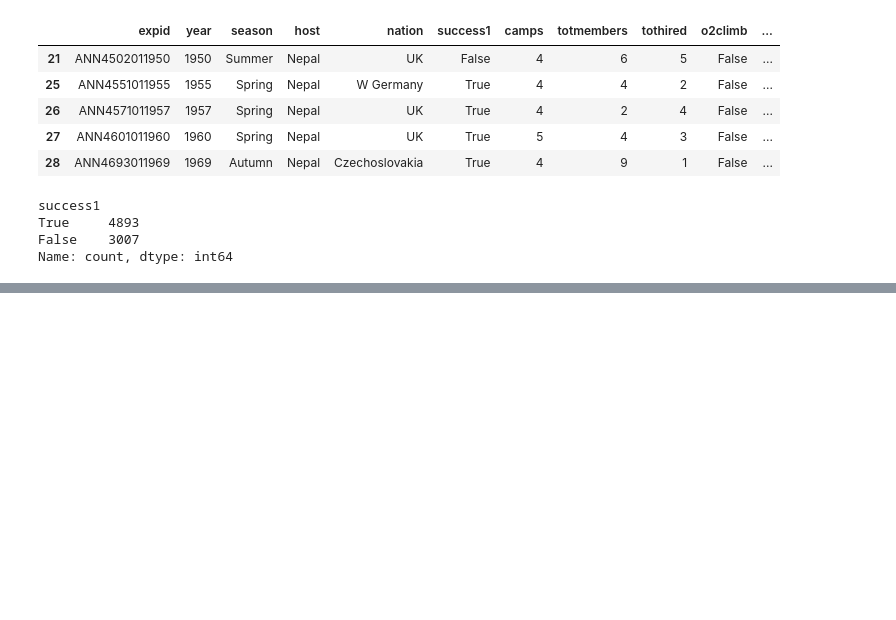
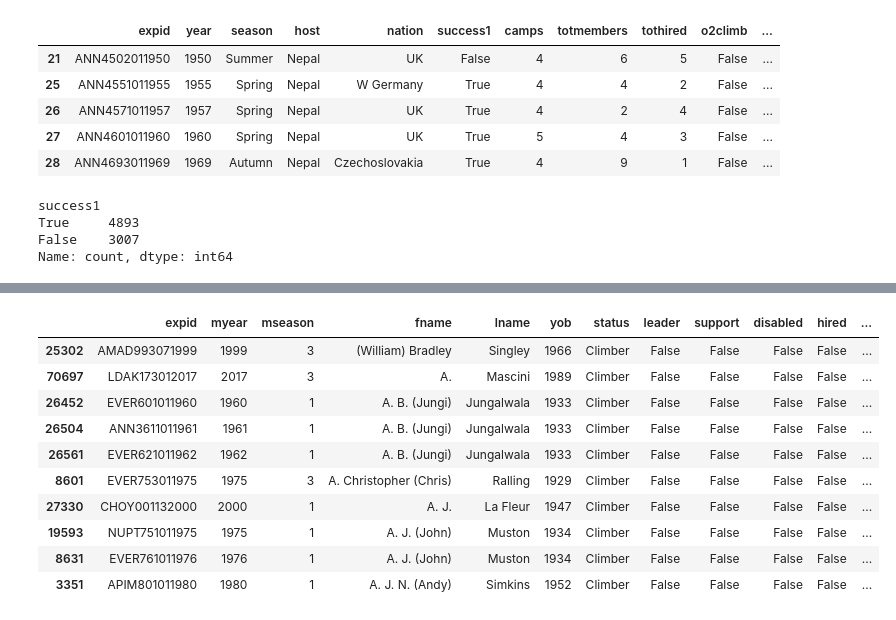
Before and after one commit to bastien-winant/ml-zoomcamp, a Jupyter notebook: midterm/notebook.ipynb, the cells around one changed output, grey strips where cells are left out. Saved outputs shown, nothing was run; the diff lists cells and outputs as text; code cells hidden in the pictures; blank space fills up the shorter version.

Commit message:
compute climber experience variables

```diff
--- a/midterm/notebook.ipynb
+++ b/midterm/notebook.ipynb
@@ -167,0 +168,26 @@ Name: count, dtype: int64
+# %%
+climber_df = climber_df[[
+	'expid', 'myear', 'mseason', 'fname', 'lname', 'yob', 'status', 'leader', 'support', 'disabled', 'hired', 'sherpa',
+	'tibetan', 'msuccess']].dropna(how='any', subset=['expid', 'myear', 'fname', 'lname', 'yob'])
+# %%
+climber_df.expid = climber_df.expid.str.cat(climber_df.myear)
+# %%
+climber_df.sort_values(['fname', 'lname', 'yob', 'myear', 'mseason'], inplace=True)
+# %%
+climber_df['experience'] = climber_df.groupby(['fname', 'lname', 'yob'], as_index=False).expid.cumcount()
+climber_df['leadership_experience'] = climber_df.groupby(['fname', 'lname', 'yob'], as_index=False).leader.cumsum()
+climber_df['successes'] = climber_df.groupby(['fname', 'lname', 'yob'], as_index=False).msuccess.cumsum()
+# %%
+climber_df.head(10)
+# %% [output]
+|  | expid | myear | mseason | fname | lname | yob | status | leader | support | disabled | hired | ... |
+| 25302 | AMAD993071999 | 1999 | 3 | (William) Bradley | Singley | 1966 | Climber | False | False | False | False | ... |
+| 70697 | LDAK173012017 | 2017 | 3 | A. | Mascini | 1989 | Climber | False | False | False | False | ... |
+| 26452 | EVER601011960 | 1960 | 1 | A. B. (Jungi) | Jungalwala | 1933 | Climber | False | False | False | False | ... |
+| 26504 | ANN3611011961 | 1961 | 1 | A. B. (Jungi) | Jungalwala | 1933 | Climber | False | False | False | False | ... |
+| 26561 | EVER621011962 | 1962 | 1 | A. B. (Jungi) | Jungalwala | 1933 | Climber | False | False | False | False | ... |
+| 8601 | EVER753011975 | 1975 | 3 | A. Christopher (Chris) | Ralling | 1929 | Climber | False | False | False | False | ... |
+| 27330 | CHOY001132000 | 2000 | 1 | A. J. | La Fleur | 1947 | Climber | False | False | False | False | ... |
+| 19593 | NUPT751011975 | 1975 | 1 | A. J. (John) | Muston | 1934 | Climber | False | False | False | False | ... |
+| 8631 | EVER761011976 | 1976 | 1 | A. J. (John) | Muston | 1934 | Climber | False | False | False | False | ... |
+| 3351 | APIM801011980 | 1980 | 1 | A. J. N. (Andy) | Simkins | 1952 | Climber | False | False | False | False | ... |
```
Also changed, not shown: parts of 29 cells of this notebook.
